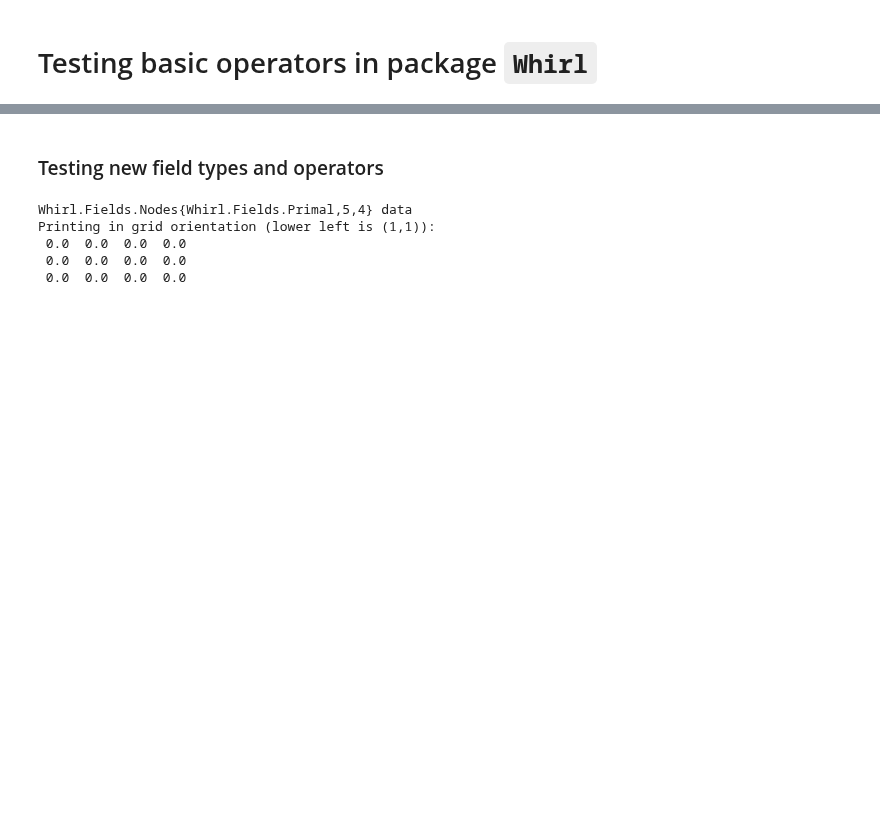
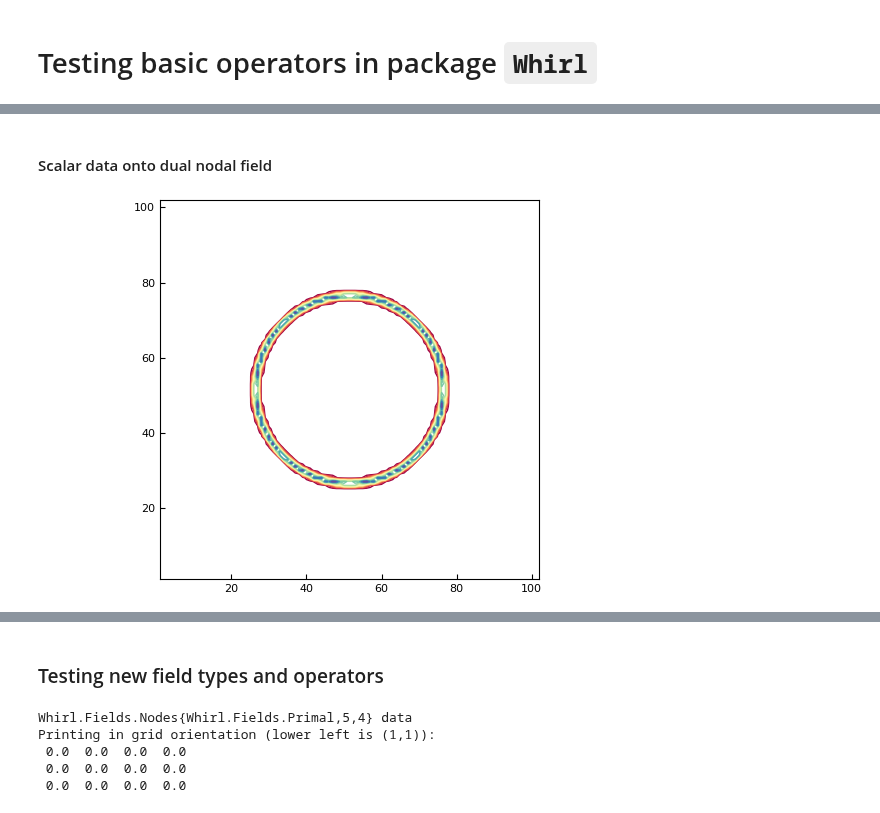
Before and after one commit to JuliaIBPM/ViscousFlow.jl, a Jupyter notebook: examples/Testing the LGF.ipynb, the cells around one changed output, grey strips where cells are left out. Drawn from its saved outputs; the diff is of its cells as text; code cells hidden in the pictures; blank space fills up the shorter version.

```diff
--- a/examples/Testing the LGF.ipynb
+++ b/examples/Testing the LGF.ipynb
@@ -13,0 +81,9 @@ default(grid = false)
+# %% [markdown]
+#### Scalar data onto dual nodal field
+# %%
+g = ScalarData(X)
+fill!(g.data,1.0)
+R(w,g)
+plot(w)
+# %% [output]
+[figure, added]
```
Also changed, not shown: parts of 15 cells of this notebook, 4 other files.
